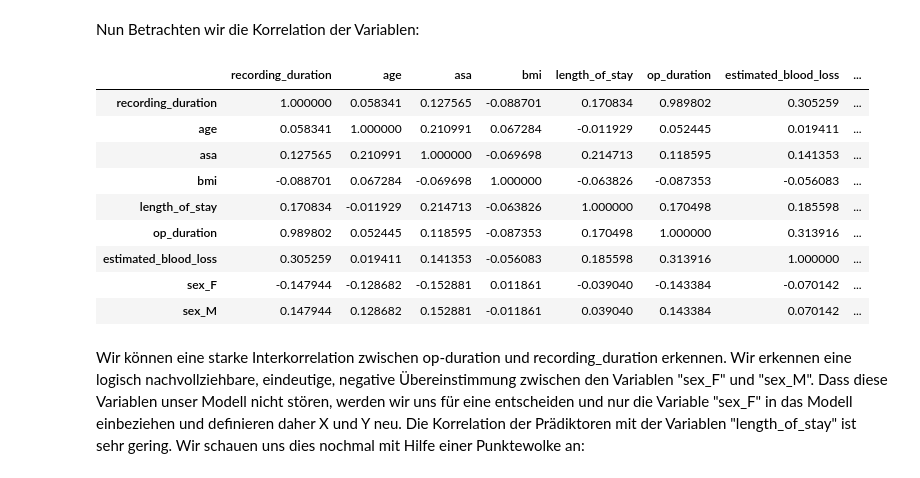
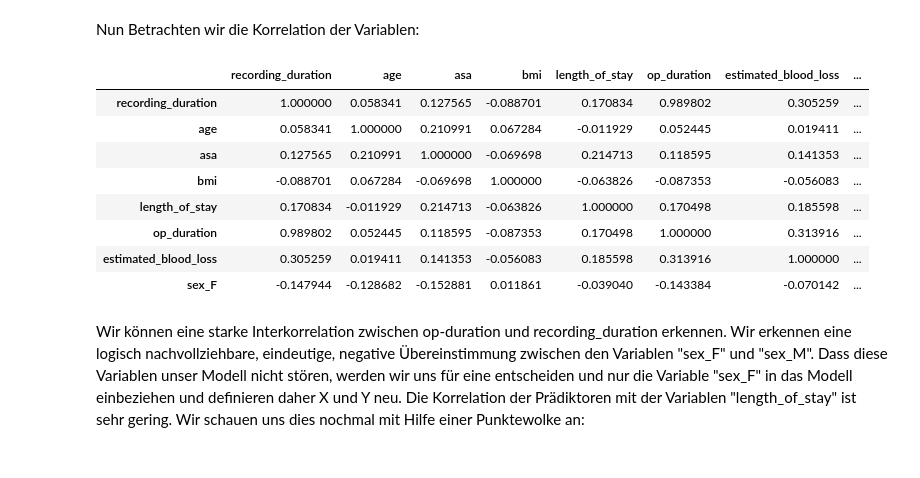
Before and after one commit to Maarv99/Project-applied-statistics, a Jupyter notebook: reports/report.ipynb, the cells around one changed output. Saved outputs shown, nothing was run; the diff lists cells and outputs as text; code cells hidden in the pictures.

```diff
--- a/reports/report.ipynb
+++ b/reports/report.ipynb
@@ -189,21 +189,20 @@ alt.Chart(df).mark_bar().encode(
 # %% [markdown]
 Nun Betrachten wir die Korrelation der Variablen:
 # %%
-df[['length_of_stay','age','asa','bmi','op_duration','estimated_blood_loss','sex_F','sex_M']].corr()
+df[['length_of_stay','age','asa','bmi','op_duration','estimated_blood_loss','sex_F']].corr()
 corr = df.corr()
 corr[y_label].sort_values(ascending=False)
 corr.style.background_gradient(cmap='Blues')
 # %% [output]
 |  | recording_duration | age | asa | bmi | length_of_stay | op_duration | estimated_blood_loss | ... |
 | recording_duration | 1.000000 | 0.058341 | 0.127565 | -0.088701 | 0.170834 | 0.989802 | 0.305259 | ... |
 | age | 0.058341 | 1.000000 | 0.210991 | 0.067284 | -0.011929 | 0.052445 | 0.019411 | ... |
 | asa | 0.127565 | 0.210991 | 1.000000 | -0.069698 | 0.214713 | 0.118595 | 0.141353 | ... |
 | bmi | -0.088701 | 0.067284 | -0.069698 | 1.000000 | -0.063826 | -0.087353 | -0.056083 | ... |
 | length_of_stay | 0.170834 | -0.011929 | 0.214713 | -0.063826 | 1.000000 | 0.170498 | 0.185598 | ... |
 | op_duration | 0.989802 | 0.052445 | 0.118595 | -0.087353 | 0.170498 | 1.000000 | 0.313916 | ... |
 | estimated_blood_loss | 0.305259 | 0.019411 | 0.141353 | -0.056083 | 0.185598 | 0.313916 | 1.000000 | ... |
 | sex_F | -0.147944 | -0.128682 | -0.152881 | 0.011861 | -0.039040 | -0.143384 | -0.070142 | ... |
-| sex_M | 0.147944 | 0.128682 | 0.152881 | -0.011861 | 0.039040 | 0.143384 | 0.070142 | ... |
 # %% [markdown]
 Wir können eine starke Interkorrelation zwischen op-duration und recording_duration erkennen.
 Wir erkennen eine logisch nachvollziehbare, eindeutige, negative Übereinstimmung zwischen den Variablen "sex_F" und "sex_M". Dass diese Variablen unser Modell nicht stören, werden wir uns für eine entscheiden und nur die Variable "sex_F" in das Modell einbeziehen und definieren daher X und Y neu.
```
Also changed, not shown: parts of 1 cell of this notebook, 1 other file.
